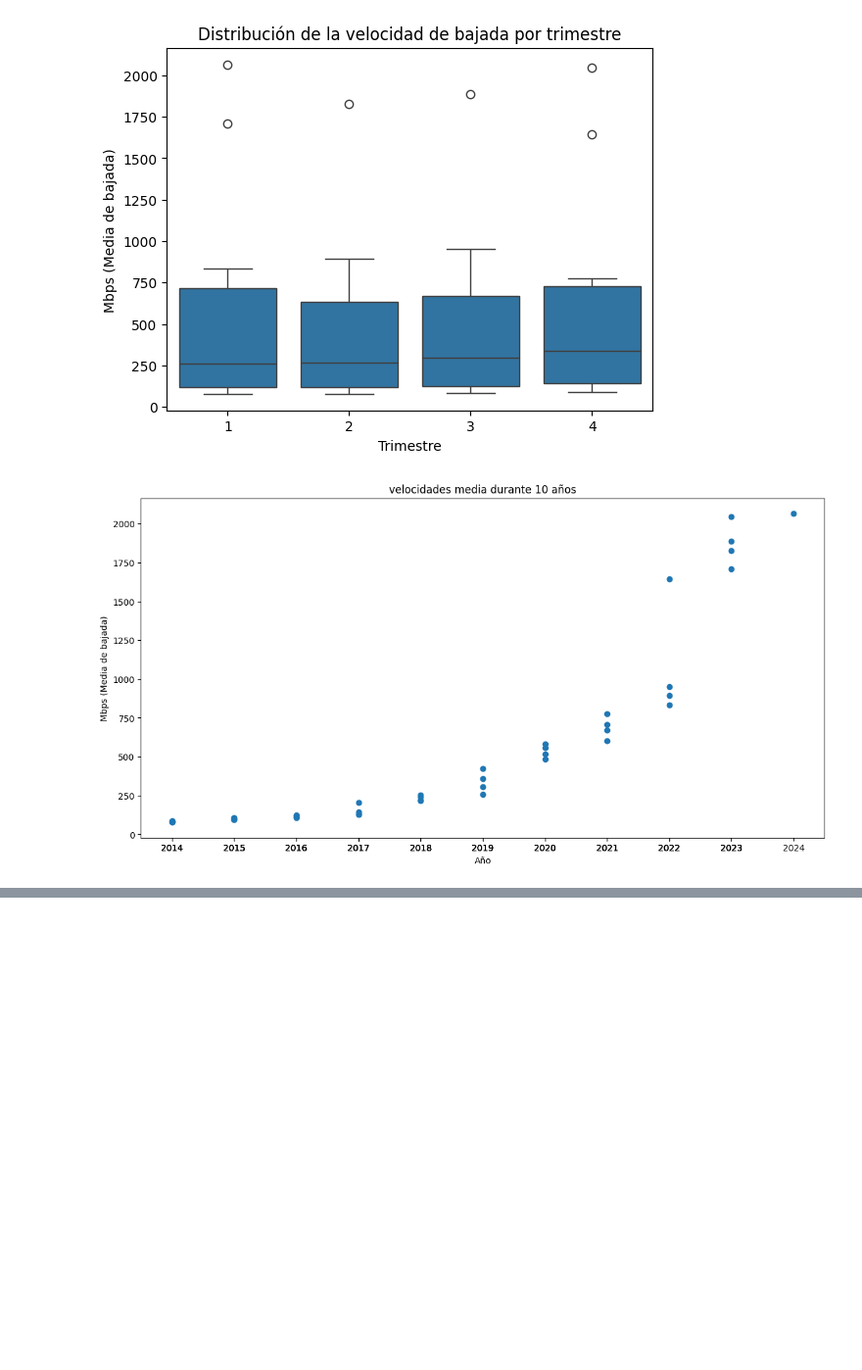
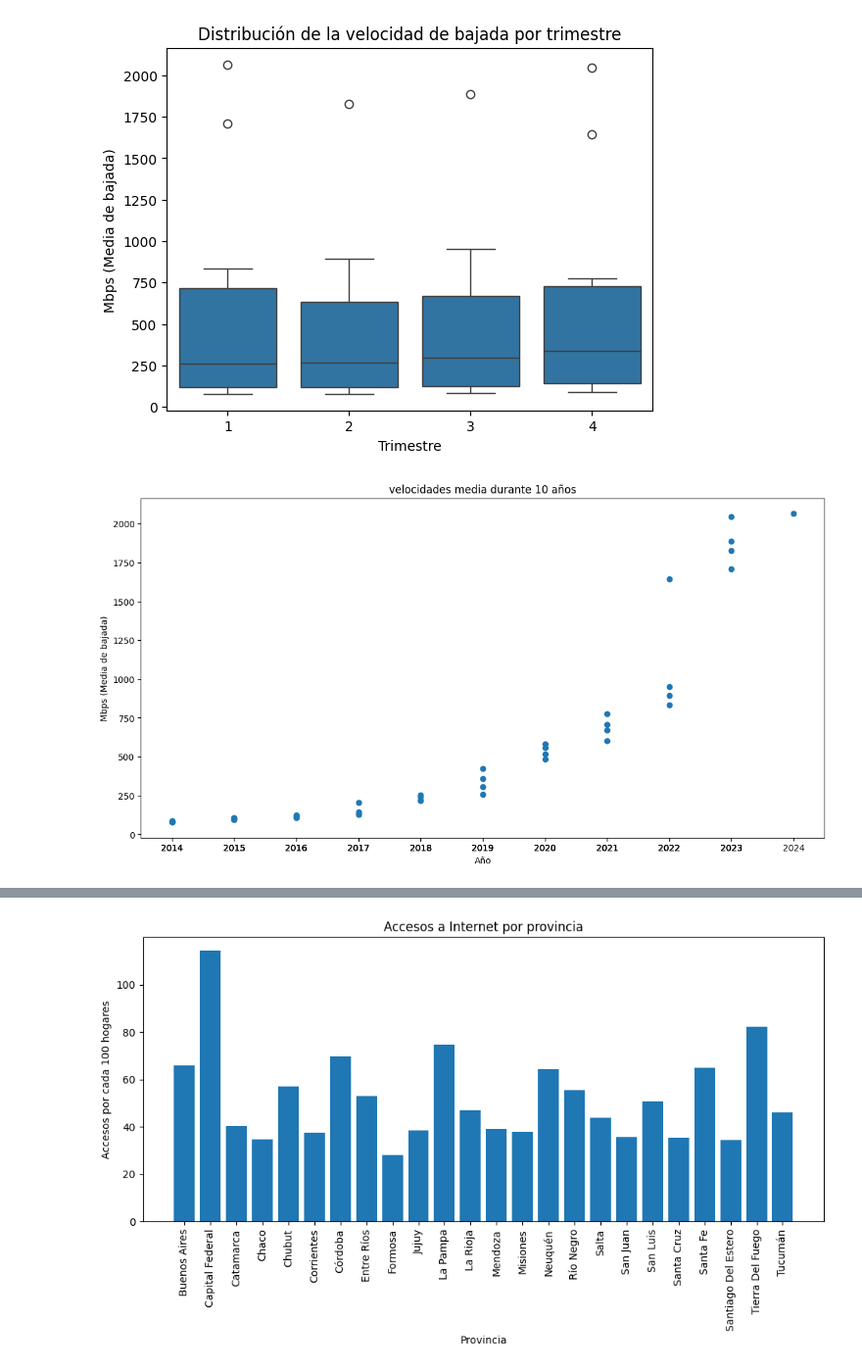
Before and after one commit to matiasbarriosled/PiDa, a Jupyter notebook: eda/eda.ipynb, the cells around one changed output, grey strips where cells are left out. Shown at 98% size. Drawn from its saved outputs; the diff is of its cells as text; code cells hidden in the pictures; blank space fills up the shorter version.

```diff
--- a/eda/eda.ipynb
+++ b/eda/eda.ipynb
@@ -523,0 +530,7 @@ VMD.to_excel("../data/processed/vmd.xlsx")
+# %%
+p_hogares = pd.read_parquet("../data/interim/penetracion_hogares.parquet")
+p_hogares.drop(["Unnamed: 0"],axis=1,inplace=True)
+# %%
+p_provincias = p_hogares.groupby(['Provincia']).mean().reset_index()
+p_provincias.drop(["Trimestre","Año"],axis=1,inplace=True)
+p_provincias
@@ -523,0 +555,11 @@ VMD.to_excel("../data/processed/vmd.xlsx")
+# %%
+plt.figure(figsize=(10, 6))
+plt.bar(p_provincias['Provincia'], p_provincias['Accesos por cada 100 hogares'])
+plt.xlabel('Provincia')
+plt.ylabel('Accesos por cada 100 hogares')
+plt.title('Accesos a Internet por provincia')
+plt.xticks(rotation=90)
+plt.tight_layout()
+plt.show()
+# %% [output]
+[figure, added]
```
Also changed, not shown: parts of 7 cells of this notebook, 18 other files.
